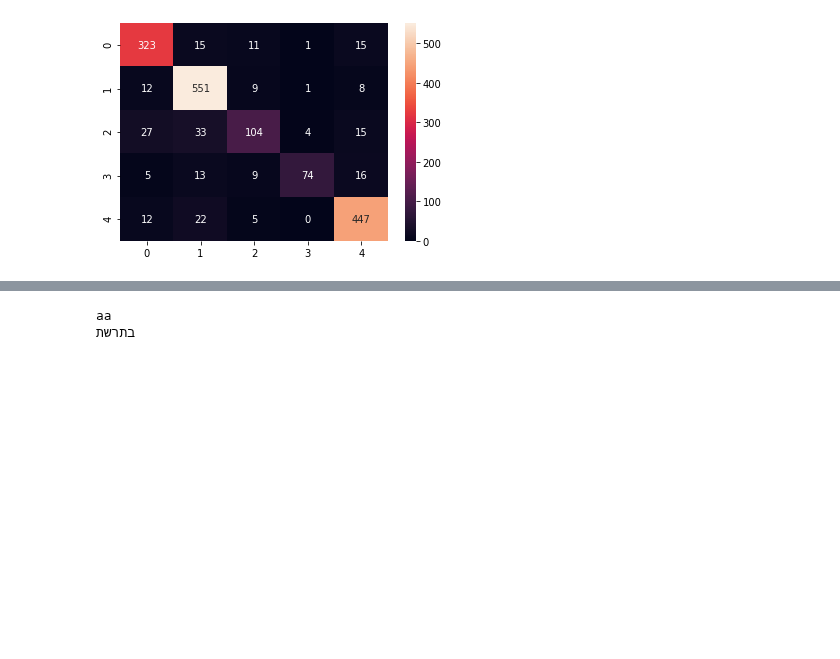
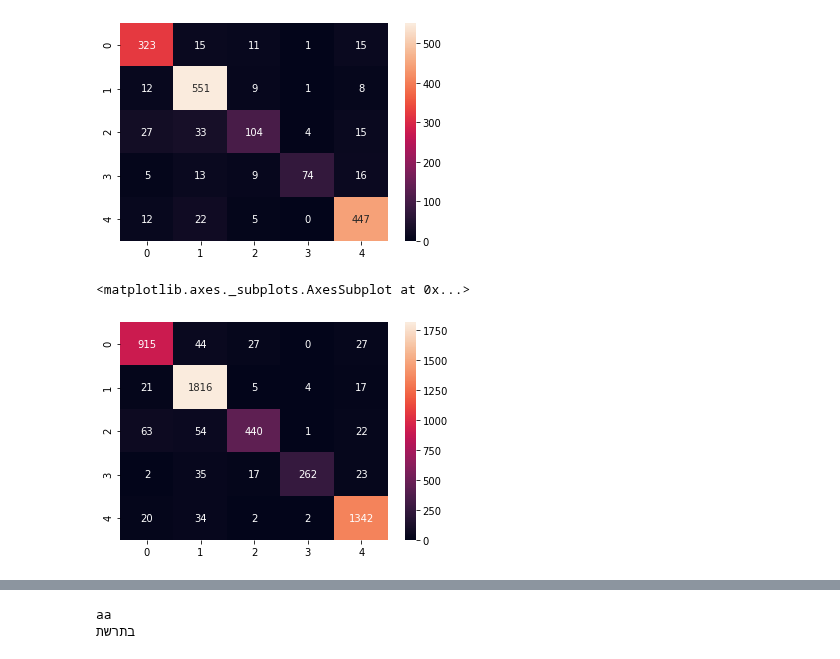
Before and after one commit to roishlezinger/nlpH, a Jupyter notebook: final project/community classification.ipynb, the cells around one changed output, grey strips where cells are left out. Cells and saved outputs as stored; diff of their text form; code cells hidden in the pictures; blank space fills up the shorter version.

```diff
--- a/final project/community classification.ipynb
+++ b/final project/community classification.ipynb
@@ -114,0 +156,2 @@ count_vect.vocabulary_.get('כאב')
+# %%
+X_train_counts = X_train_counts[:,list(range(7325))+list(range(7326,7727))+list(range(7728,X_train_counts.shape[1]))]
@@ -136,3 +181,11 @@ sns.heatmap(cm, annot=True, fmt="d")
 # %% [output]
 <matplotlib.axes._subplots.AxesSubplot at 0x...>
 [figure]
+# %%
+# without Dr Gur
+train_predicted=clf.predict(X_train_tf)
+cm = confusion_matrix(train_df.label.astype(str), train_predicted)
+sns.heatmap(cm, annot=True, fmt="d")
+# %% [output]
+<matplotlib.axes._subplots.AxesSubplot at 0x...>
+[figure, added]
```
Also changed, not shown: parts of 10 cells of this notebook, 1 other file.
